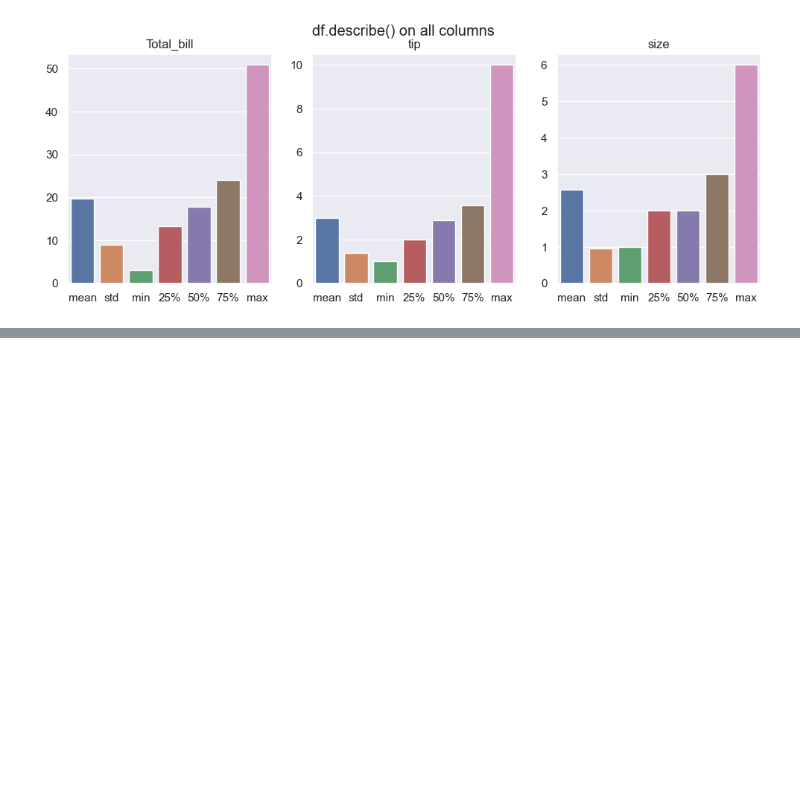
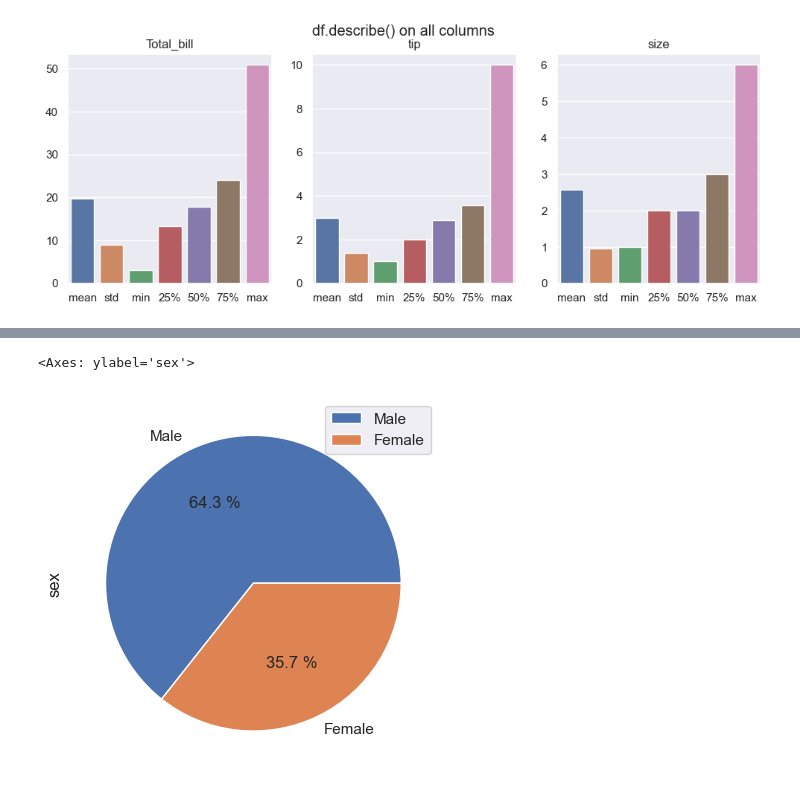
Before and after one commit to Danneftw1/Machine-learning, a Jupyter notebook: Exercises/Exercises-3-overfit_regularization.ipynb, the cells around one changed output, grey strips where cells are left out. Cells and saved outputs as stored; diff of their text form; code cells hidden in the pictures; blank space fills up the shorter version.

```diff
--- a/Exercises/Exercises-3-overfit_regularization.ipynb
+++ b/Exercises/Exercises-3-overfit_regularization.ipynb
@@ -66,0 +89,7 @@ sns.barplot(ax=axes[2], data=df,x=size_df.index, y=size_df.values).set(title="si
+# %%
+#plt.pie(x=df["sex"].value_counts(), autopct='%.1f %%', legend=True)
+
+df["sex"].value_counts(normalize=True).plot.pie(autopct='%.1f %%', legend=True)
+# %% [output]
+<Axes: ylabel='sex'>
+[figure, added]
```
Also changed, not shown: parts of 6 cells of this notebook, 2 other files.
